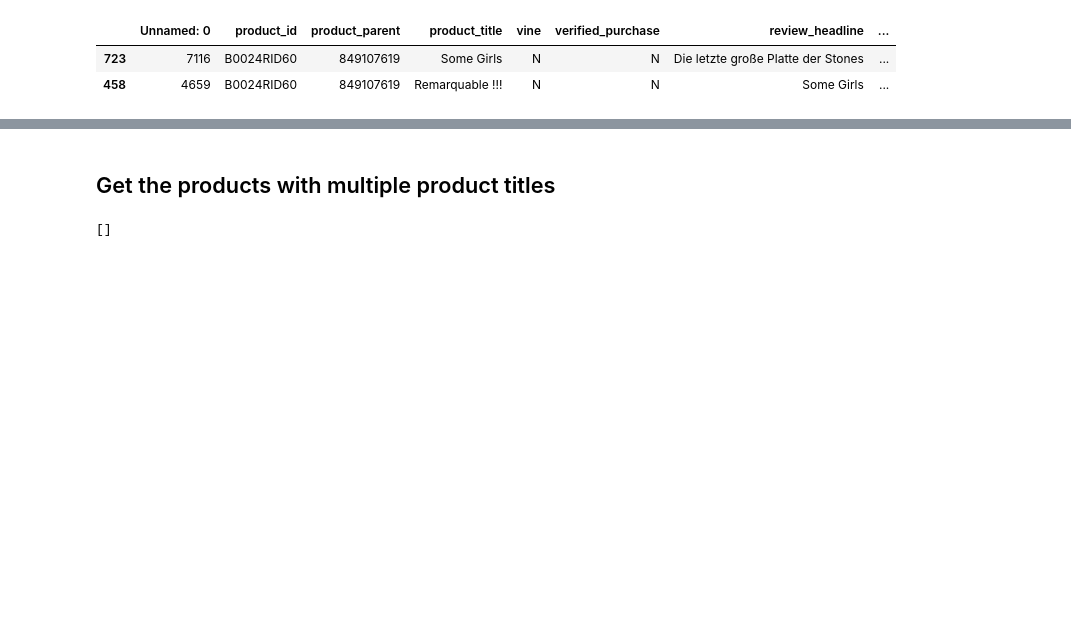
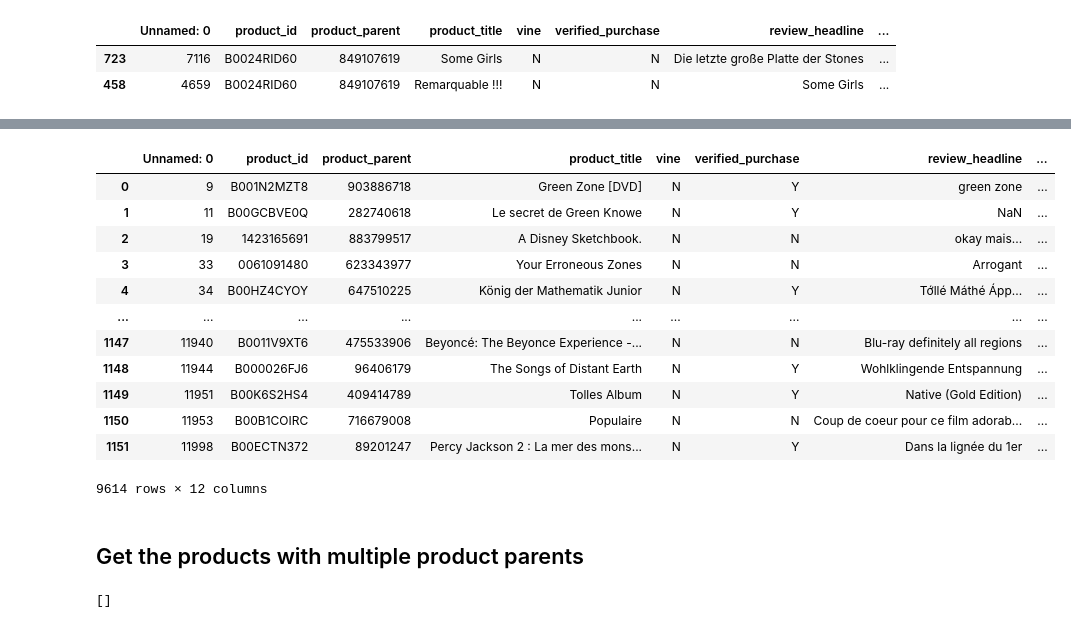
Before and after one commit to Kajzzer/BigData, a Jupyter notebook: EDA.ipynb, the cells around one changed output, grey strips where cells are left out. Cells and saved outputs as stored; diff of their text form; code cells hidden in the pictures; blank space fills up the shorter version.

Commit message:
Added some EDA to check whether some cleaning method worked. Added a notebook that we could use to clean our data.

```diff
--- a/EDA.ipynb
+++ b/EDA.ipynb
@@ -23,3 +28,6 @@ df = pd.concat([df1, df2, df3, df4, df5, df6, df7, df8])
+# %%
+df['review_body'] = df['review_body'].apply(lambda x: x.replace('<br />', ' '))
+# df['review_body'] = df['review_body'].apply(remove_non_ascii_2)
 # %% [markdown]
 # Show the head of the data
 # %%
@@ -227,0 +238,4 @@ df[df['product_id'] == 'B0024RID60']
+# %%
+# most common titles of product ids with multiple titles
+unique_titles = [[x, df_gb.get_group(x)['product_title'].unique()] for x in multiple_titles]
+unique_titles
@@ -228,5 +260,44 @@ df[df['product_id'] == 'B0024RID60']
+# %%
+def fix_title_headline(df, row):
+
+    # get the possible titles of the product id of this row
+    rows = df[df['product_id'] == row['product_id']]
+
+    # the unique titles of this product
+    unique_titles = rows['product_title'].unique()
+
+    # get the review headline
+    review_headline = row['review_headline']
+
+    # check if the review_headline is in the unique titles
+    if review_headline in unique_titles:
+
+        # replace the review headline of the row with the title
+        row['review_headline'] = row['product_title']
+
+        # replace the title of the row with the review headline
+        row['product_title'] = review_headline
+
+    # return the modified row
+    return row
+# %%
+df.apply(lambda x: fix_title_headline(df, x), axis=1)
+# %% [output]
+|  | Unnamed: 0 | product_id | product_parent | product_title | vine | verified_purchase | review_headline | ... |
+| 0 | 9 | B001N2MZT8 | 903886718 | Green Zone [DVD] | N | Y | green zone | ... |
+| 1 | 11 | B00GCBVE0Q | 282740618 | Le secret de Green Knowe | N | Y | NaN | ... |
+| 2 | 19 | 1423165691 | 883799517 | A Disney Sketchbook. | N | N | okay mais... | ... |
+| 3 | 33 | 0061091480 | 623343977 | Your Erroneous Zones | N | N | Arrogant | ... |
+| 4 | 34 | B00HZ4CYOY | 647510225 | König der Mathematik Junior | N | Y | Tớllé Máthé Ápp... | ... |
+| ... | ... | ... | ... | ... | ... | ... | ... | ... |
+| 1147 | 11940 | B0011V9XT6 | 475533906 | Beyoncé: The Beyonce Experience -... | N | N | Blu-ray definitely all regions | ... |
+| 1148 | 11944 | B000026FJ6 | 96406179 | The Songs of Distant Earth | N | Y | Wohlklingende Entspannung | ... |
+| 1149 | 11951 | B00K6S2HS4 | 409414789 | Tolles Album | N | Y | Native (Gold Edition) | ... |
+| 1150 | 11953 | B00B1COIRC | 716679008 | Populaire | N | N | Coup de coeur pour ce film adorab... | ... |
+| 1151 | 11998 | B00ECTN372 | 89201247 | Percy Jackson 2 : La mer des mons... | N | Y | Dans la lignée du 1er | ... |
+9614 rows × 12 columns
 # %% [markdown]
-## Get the products with multiple product titles
+## Get the products with multiple product parents
 # %%
 # print all rows with more than one unique product parent
 multiple_parents = aggs[aggs['product_parent','nunique'] > 1]['product_id']
```
Also changed, not shown: parts of 11 cells of this notebook, 1 other file.
